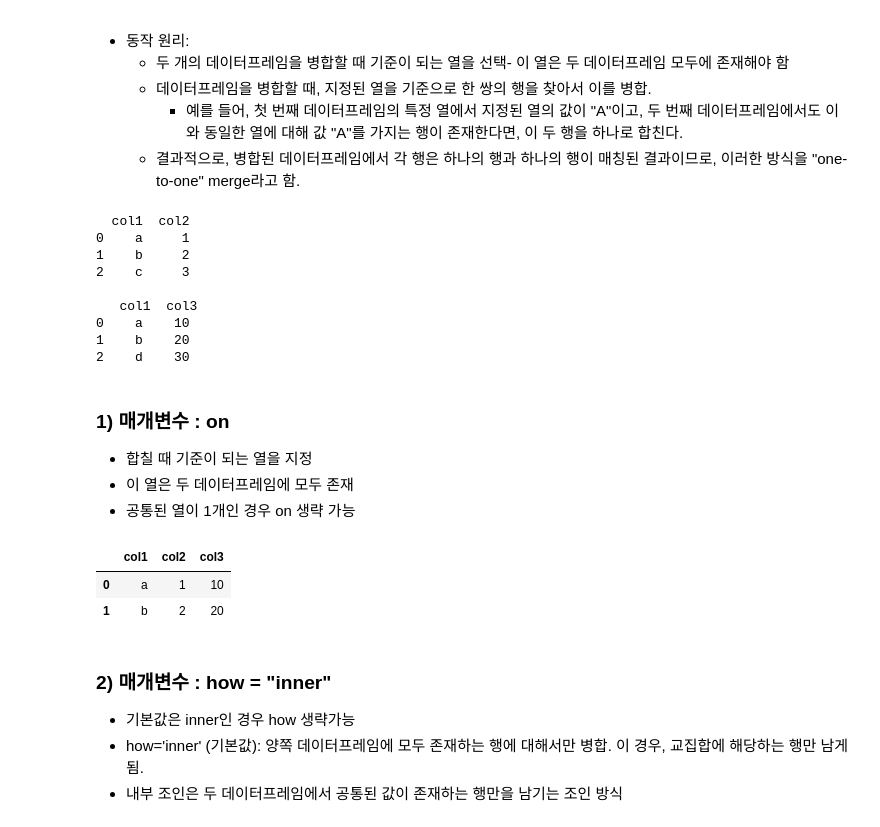
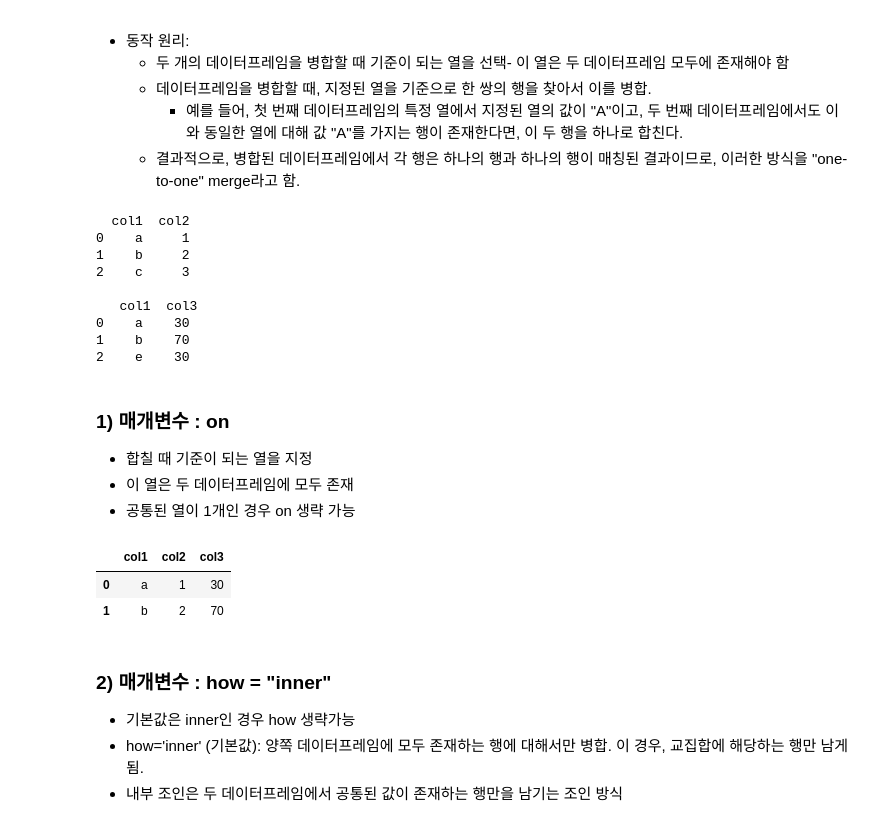
Before and after one commit to novoodi/python_basic_2, a Jupyter notebook: ch08_update_class.ipynb, the cells around one changed output. Cells and saved outputs as stored; diff of their text form; code cells hidden in the pictures.

```diff
--- a/ch08_update_class.ipynb
+++ b/ch08_update_class.ipynb
@@ -17,7 +17,7 @@ import pandas as pd
 #  데이터프레임 생성 : List, dictionary
 import pandas as pd
 data1 = {"col1":["a","b","c"], "col2":[1,2,3]}
-data2 = {"col1":["a","b","d"], "col3":[10,20,30]}
+data2 = {"col1":["a","b","e"], "col3":[30,70,30]}
 
 df1 = pd.DataFrame(data1)
 df2 = pd.DataFrame(data2)
@@ -30,9 +30,9 @@ print(df1, "\n\n", df2) # 딕셔너리를 이용한 코딩
 2    c     3
 
    col1  col3
-0    a    10
-1    b    20
-2    d    30
+0    a    30
+1    b    70
+2    e    30
 # %% [markdown]
 ### 1) 매개변수 : on
 * 합칠 때 기준이 되는 열을 지정
@@ -40,11 +40,11 @@ print(df1, "\n\n", df2) # 딕셔너리를 이용한 코딩
 * 공통된 열이 1개인 경우 on 생략 가능
 # %%
 # ex
-pd.merge(df1, df2, on = "col1")
+pd.merge(df1, df2, on = "col1", how = "inner")
 # %% [output]
 |  | col1 | col2 | col3 |
-| 0 | a | 1 | 10 |
-| 1 | b | 2 | 20 |
+| 0 | a | 1 | 30 |
+| 1 | b | 2 | 70 |
 # %% [markdown]
 ### 2) 매개변수 : how = "inner"
 * 기본값은 inner인 경우 how 생략가능
```
Also changed, not shown: parts of 23 cells of this notebook, 4 other files.
